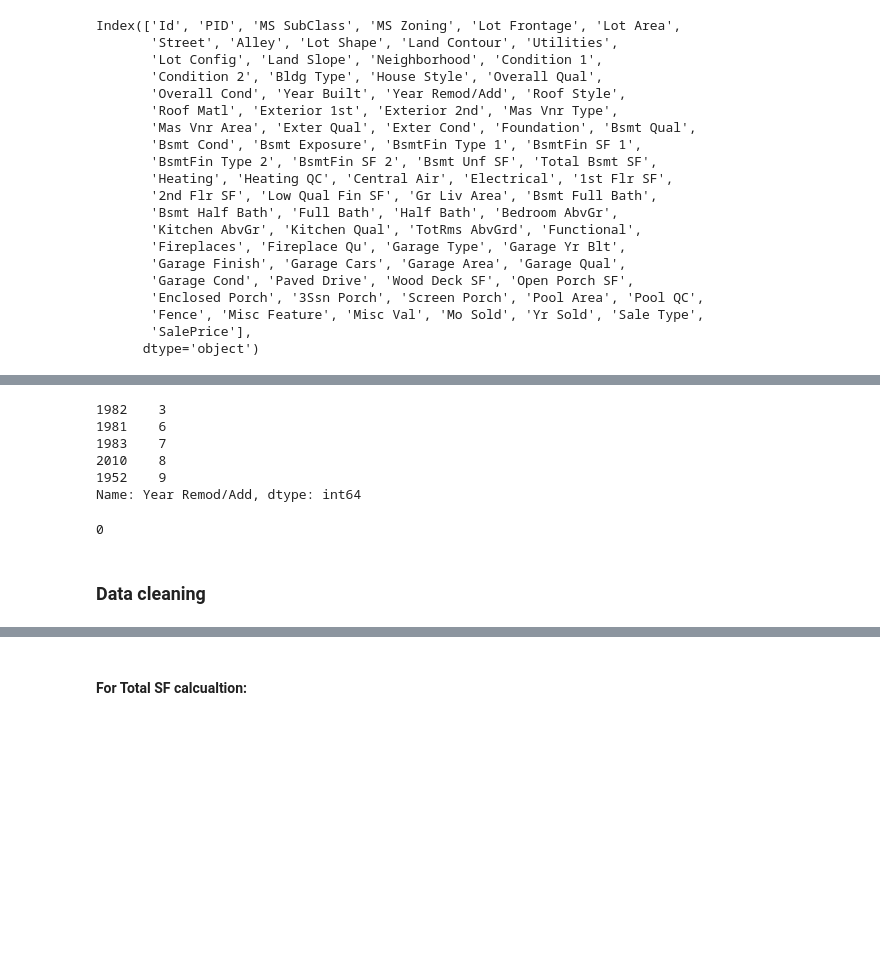
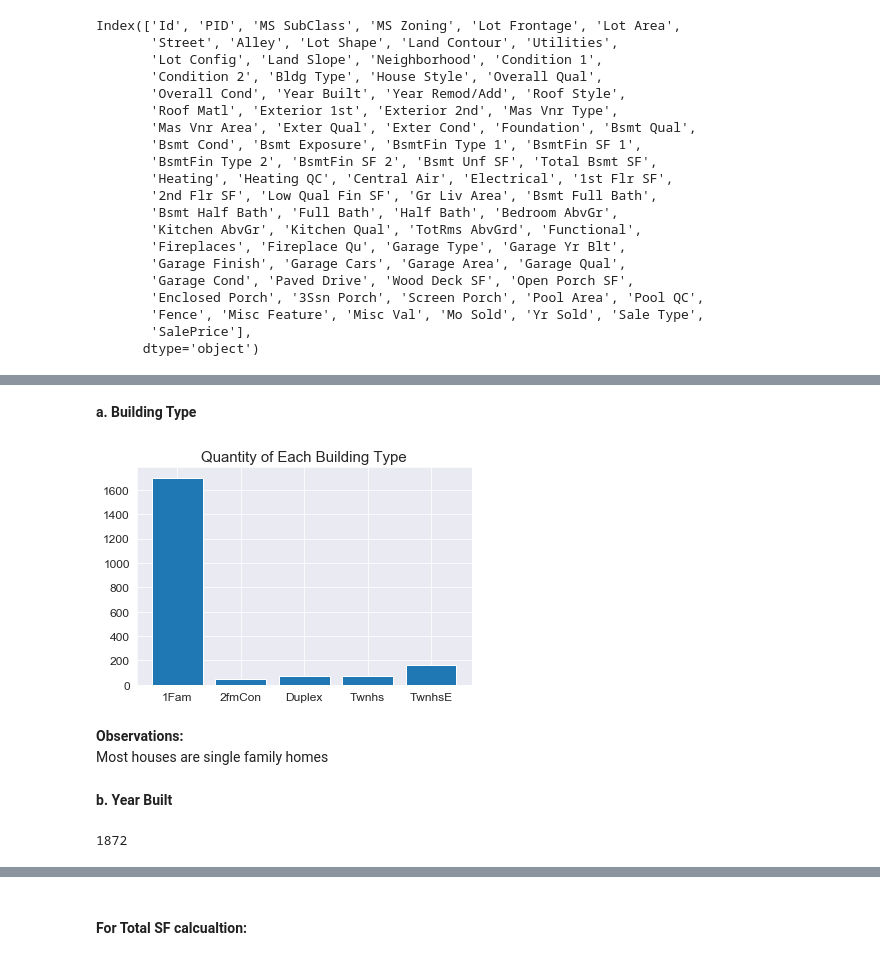
Before and after one commit to Laurarom7/Ames-Housing-Price-Predictor, a Jupyter notebook: Ames_Housing_Prices-Additional-An-Iteration.ipynb, the cells around one changed output, grey strips where cells are left out. Drawn from its saved outputs; the diff is of its cells as text; code cells hidden in the pictures; blank space fills up the shorter version.

Commit message:
Updated / cleaned up models and visualizations

```diff
--- a/Ames_Housing_Prices-Additional-An-Iteration.ipynb
+++ b/Ames_Housing_Prices-Additional-An-Iteration.ipynb
@@ -236,15 +89,20 @@ Name: Overall Qual, dtype: int64
-# %%
-houses['Year Remod/Add'].value_counts().sort_values(ascending=True).head()
-# %% [output]
-1982    3
-1981    6
-1983    7
-2010    8
-1952    9
-Name: Year Remod/Add, dtype: int64
-# %%
-houses['Year Remod/Add'].isna().sum()
-# %% [output]
-0
-# %% [markdown]
-### Data cleaning
+# %% [markdown]
+**a. Building Type**
+# %%
+house_type = houses[['Bldg Type','Id']].groupby('Bldg Type').count()
+# %%
+plt.bar(house_type.index,house_type['Id'])
+plt.title("Quantity of Each Building Type",fontsize=15)
+plt.xticks(fontsize=12)
+plt.yticks(fontsize=12);
+# %% [output]
+[figure, added]
+# %% [markdown]
+**Observations:**<br>
+Most houses are single family homes
+# %% [markdown]
+**b. Year Built**
+# %%
+houses['Year Built'].min()
+# %% [output]
+1872
```
Also changed, not shown: parts of 100 cells of this notebook.
